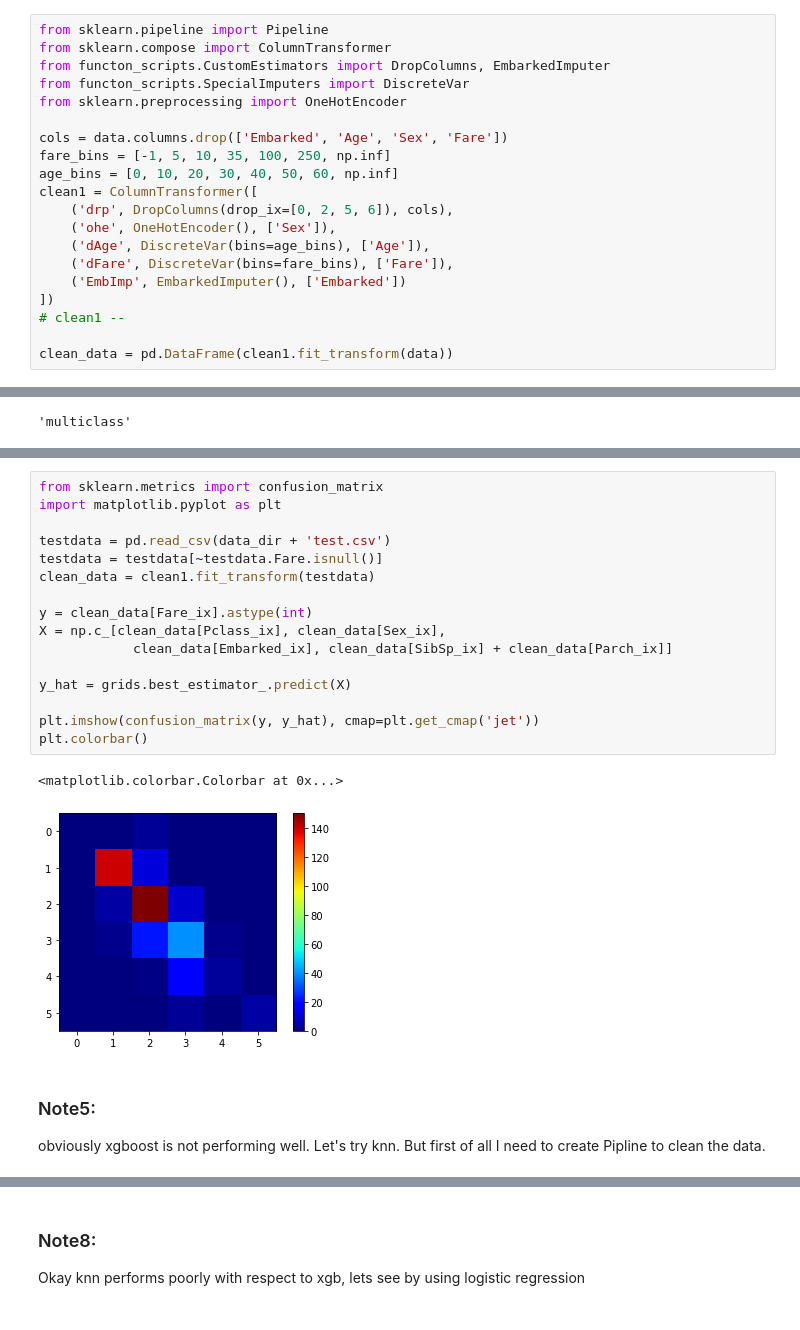
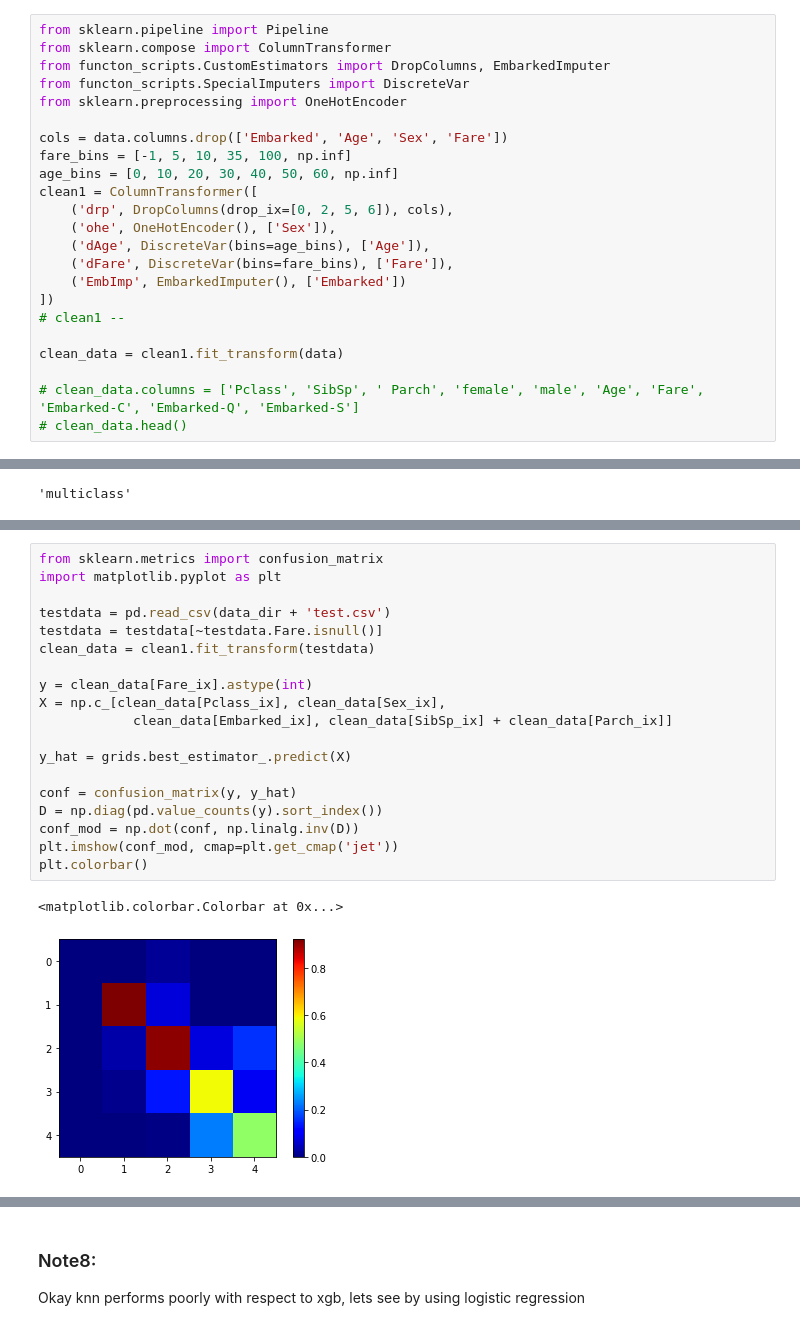
Before and after one commit to pritam-dey3/Titanic-Passenger-Survival-Prediction, a Jupyter notebook: Fare_imput.ipynb, the cells around one changed output, grey strips where cells are left out. Saved outputs shown, nothing was run; the diff lists cells and outputs as text.

```diff
--- a/Fare_imput.ipynb
+++ b/Fare_imput.ipynb
@@ -35,7 +37,7 @@ from functon_scripts.SpecialImputers import DiscreteVar
 from sklearn.preprocessing import OneHotEncoder
 
 cols = data.columns.drop(['Embarked', 'Age', 'Sex', 'Fare'])
-fare_bins = [-1, 5, 10, 35, 100, 250, np.inf]
+fare_bins = [-1, 5, 10, 35, 100, np.inf]
 age_bins = [0, 10, 20, 30, 40, 50, 60, np.inf]
 clean1 = ColumnTransformer([
     ('drp', DropColumns(drop_ix=[0, 2, 5, 6]), cols),
@@ -46,7 +48,10 @@ clean1 = ColumnTransformer([
 ])
 # clean1 --
 
-clean_data = pd.DataFrame(clean1.fit_transform(data))
+clean_data = clean1.fit_transform(data)
+
+# clean_data.columns = ['Pclass', 'SibSp', ' Parch', 'female', 'male', 'Age', 'Fare', 'Embarked-C', 'Embarked-Q', 'Embarked-S']
+# clean_data.head()
 # %% [markdown]
 ### Load clean data and fit model
 # %%
@@ -100,22 +107,22 @@ print(grids.best_score_)
 # %%
 from sklearn.metrics import confusion_matrix
 import matplotlib.pyplot as plt
 
 testdata = pd.read_csv(data_dir + 'test.csv')
 testdata = testdata[~testdata.Fare.isnull()]
 clean_data = clean1.fit_transform(testdata)
 
 y = clean_data[Fare_ix].astype(int)
 X = np.c_[clean_data[Pclass_ix], clean_data[Sex_ix],
             clean_data[Embarked_ix], clean_data[SibSp_ix] + clean_data[Parch_ix]]
 
 y_hat = grids.best_estimator_.predict(X)
 
-plt.imshow(confusion_matrix(y, y_hat), cmap=plt.get_cmap('jet'))
+conf = confusion_matrix(y, y_hat)
+D = np.diag(pd.value_counts(y).sort_index())
+conf_mod = np.dot(conf, np.linalg.inv(D))
+plt.imshow(conf_mod, cmap=plt.get_cmap('jet'))
 plt.colorbar()
 # %% [output]
 <matplotlib.colorbar.Colorbar at 0x...>
-[figure, old version]
+[figure, new version]
-# %% [markdown]
-### Note5:
-obviously xgboost is not performing well. Let's try knn. But first of all I need to create Pipline to clean the data.
```
Also changed, not shown: parts of 9 cells of this notebook, 5 other files.
